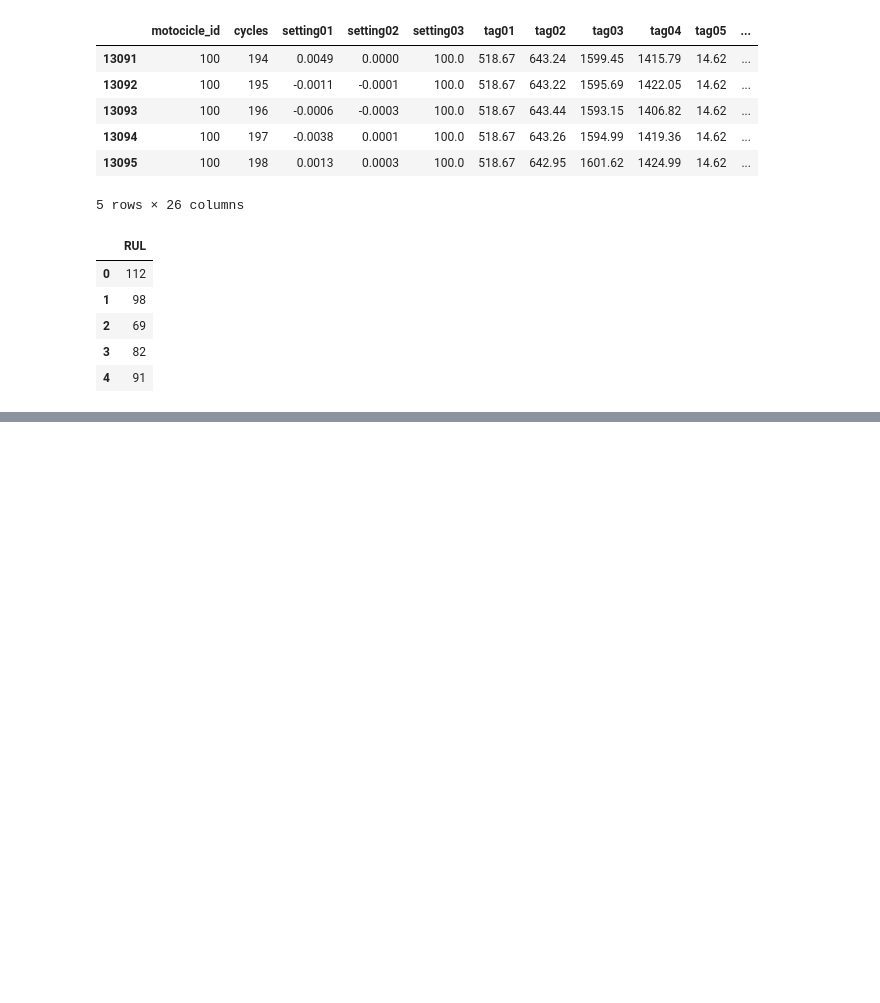
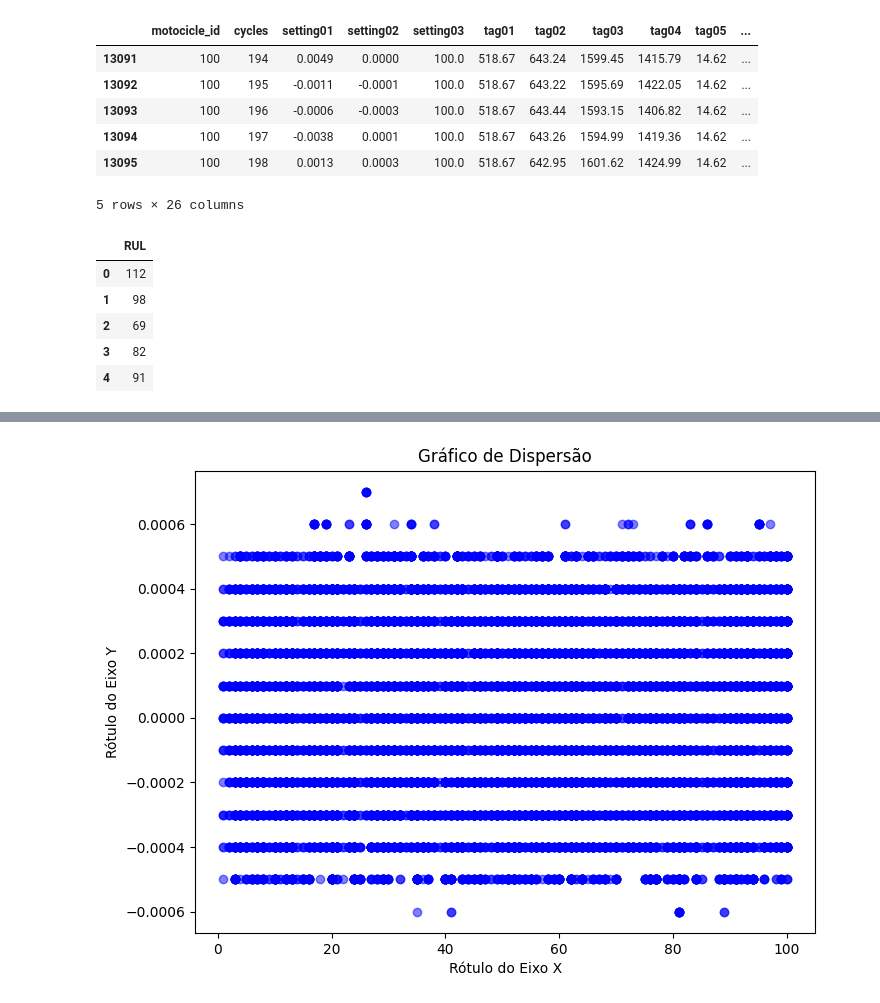
Before and after one commit to ailsonguedes/Prognostics-Center---Data--Science-Repository, a Jupyter notebook: datanotebook.ipynb, the cells around one changed output, grey strips where cells are left out. Saved outputs shown, nothing was run; the diff lists cells and outputs as text; code cells hidden in the pictures; blank space fills up the shorter version.

```diff
--- a/datanotebook.ipynb
+++ b/datanotebook.ipynb
@@ -191,0 +337,20 @@ dftest01
+# %%
+# Escolha as colunas que deseja plotar
+x = dftest01['motocicle_id']
+y = dftest01['setting02']
+
+# Crie o scatter plot
+plt.figure(figsize=(8, 6))  # Define o tamanho da figura (opcional)
+plt.scatter(x, y, marker='o', color='b', alpha=0.5)
+
+# Defina rótulos dos eixos x e y
+plt.xlabel('Rótulo do Eixo X')
+plt.ylabel('Rótulo do Eixo Y')
+
+# Defina um título para o gráfico
+plt.title('Gráfico de Dispersão')
+
+# Exiba o gráfico
+plt.show()
+# %% [output]
+[figure, added]
```
Also changed, not shown: parts of 6 cells of this notebook.
